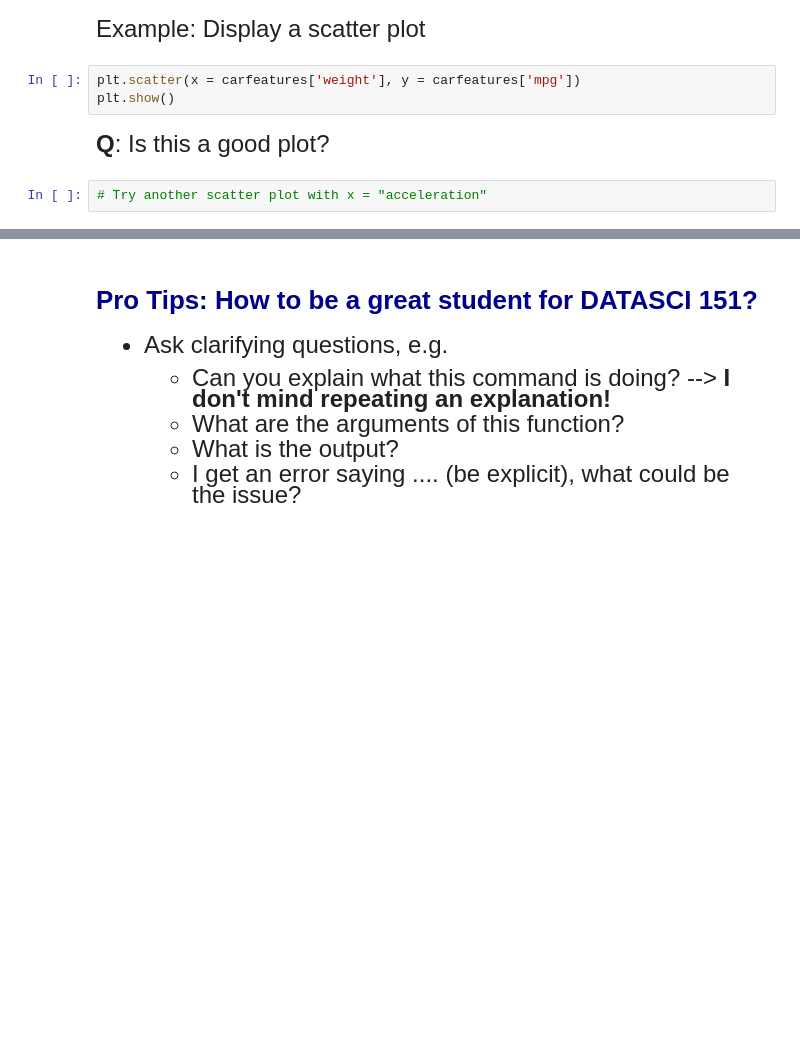
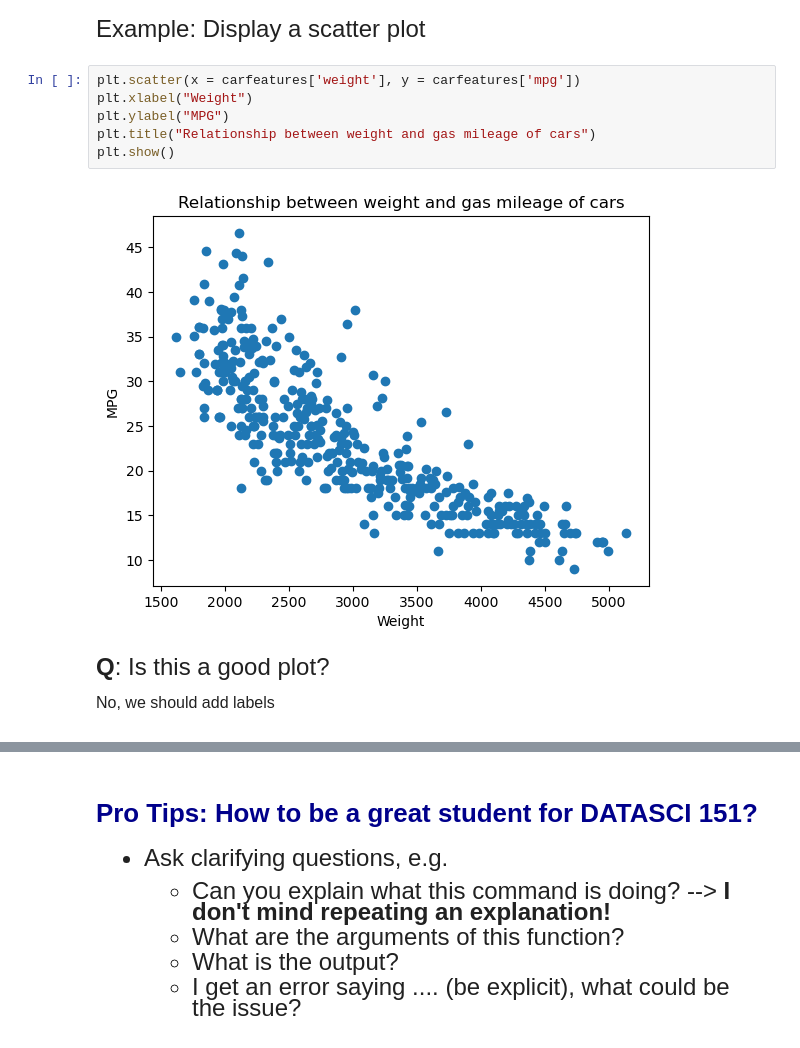
Before and after one commit to cbball-cyber/datasci151spring2026, a Jupyter notebook: lecture_02/my_lecture_2.ipynb, the cells around one changed output, grey strips where cells are left out. Cells and saved outputs as stored; diff of their text form; blank space fills up the shorter version.

```diff
--- a/lecture_02/my_lecture_2.ipynb
+++ b/lecture_02/my_lecture_2.ipynb
@@ -388,10 +390,15 @@ display(carfeatures.describe(percentiles=[0.33, 0.66]))
 Example: Display a scatter plot
 # %%
 plt.scatter(x = carfeatures['weight'], y = carfeatures['mpg'])
+plt.xlabel("Weight")
+plt.ylabel("MPG")
+plt.title("Relationship between weight and gas mileage of cars")
 plt.show()
+# %% [output]
+[figure, added]
 # %% [markdown]
 <font size = "5">
 
 **Q**: Is this a good plot?
+
+<font size = "3"> No, we should add labels
-# %%
-# Try another scatter plot with x = "acceleration"
```
Also changed, not shown: parts of 2 cells of this notebook.
